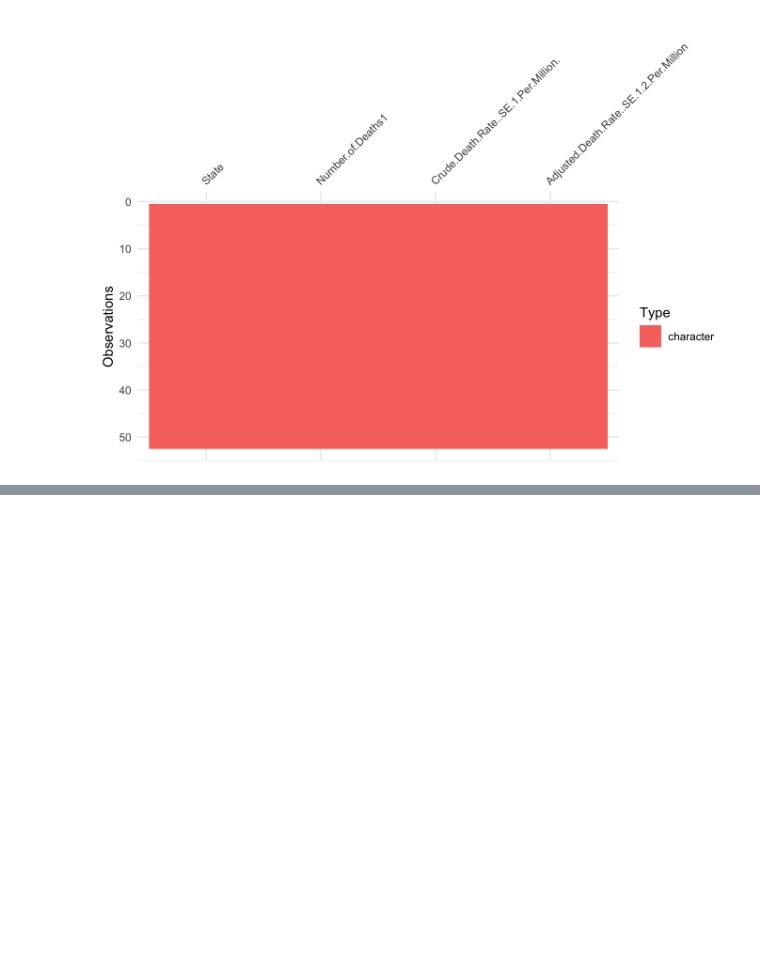
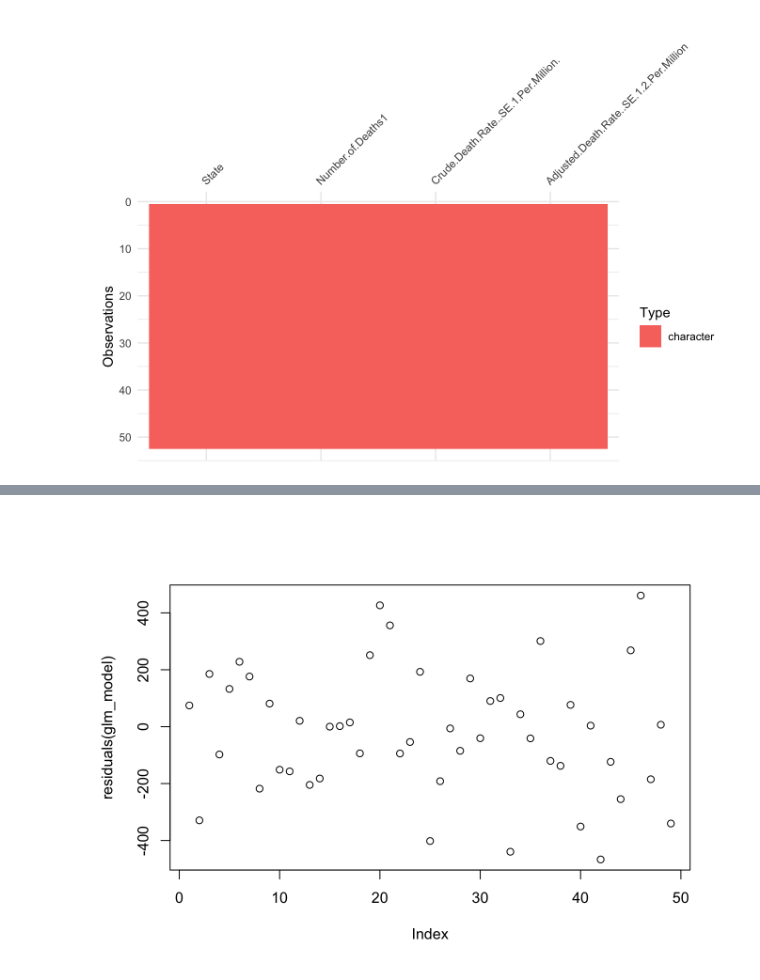
Before and after one commit to balcarcm97/final_project, a Jupyter notebook: docs/index.out.ipynb, the cells around one changed output, grey strips where cells are left out. Cells and saved outputs as stored; diff of their text form; code cells hidden in the pictures; blank space fills up the shorter version.

```diff
--- a/docs/index.out.ipynb
+++ b/docs/index.out.ipynb
@@ -86,0 +222,5 @@ Monoson, A., Schott, E., Ard, K., Kilburg-Basnyat, B., Tighe, R. M., Pannu, S.,
+# %%
+glm_model <- glm(asthma ~ covid + pm25 + covid:pm25,
+                 family = poisson(),
+                 data = combined_data)
+summary(glm_model)
@@ -86,0 +245,4 @@ Monoson, A., Schott, E., Ard, K., Kilburg-Basnyat, B., Tighe, R. M., Pannu, S.,
+# %%
+plot(residuals(glm_model))
+# %% [output]
+[figure, added]
```
Also changed, not shown: parts of 22 cells of this notebook, 38 other files.
